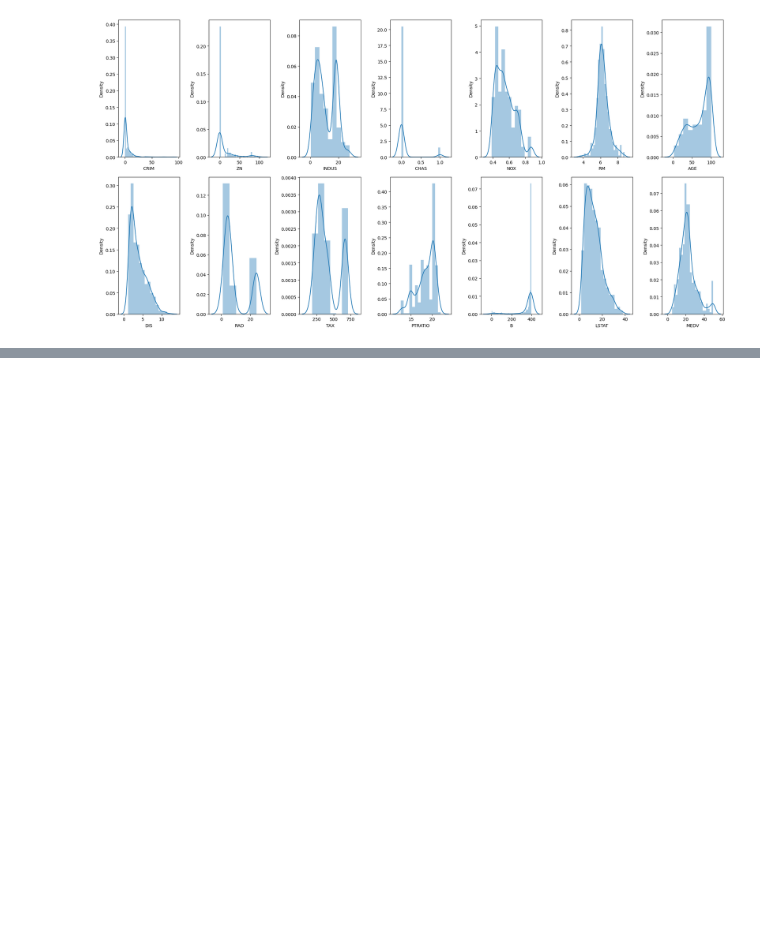
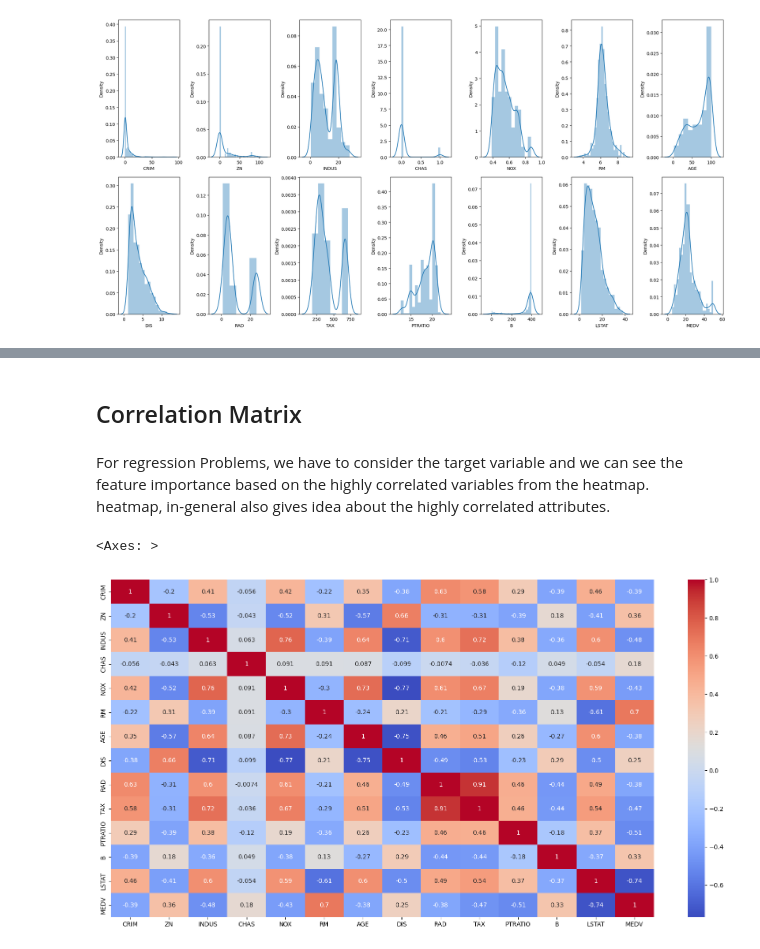
Before and after one commit to Apoorvaa-Singh/Predictive-Analytics, a Jupyter notebook: 02.2-RegressionProject-BostonHousingPricePrediction.ipynb, the cells around one changed output, grey strips where cells are left out. Cells and saved outputs as stored; diff of their text form; code cells hidden in the pictures; blank space fills up the shorter version.

```diff
--- a/02.2-RegressionProject-BostonHousingPricePrediction.ipynb
+++ b/02.2-RegressionProject-BostonHousingPricePrediction.ipynb
@@ -155,0 +217,11 @@ plt.tight_layout()
+# %% [markdown]
+## Correlation Matrix
+# %% [markdown]
+For regression Problems, we have to consider the target variable and we can see the feature importance based on the highly correlated variables from the heatmap. <br>
+heatmap, in-general also gives idea about the highly correlated attributes.
+# %%
+plt.figure(figsize = (20, 10))
+sns.heatmap(housingdata.corr(), annot = True, cmap = "coolwarm")
+# %% [output]
+<Axes: >
+[figure, added]
```
Also changed, not shown: parts of 7 cells of this notebook.
